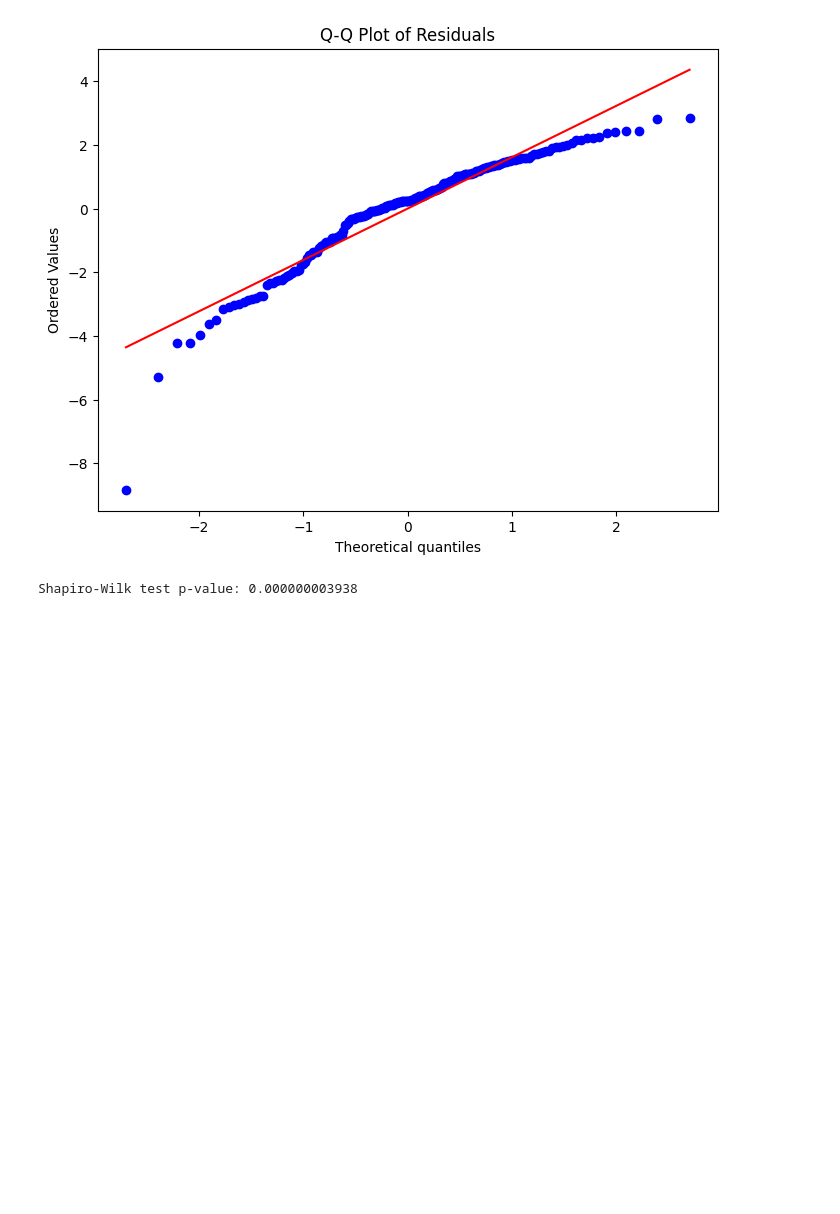
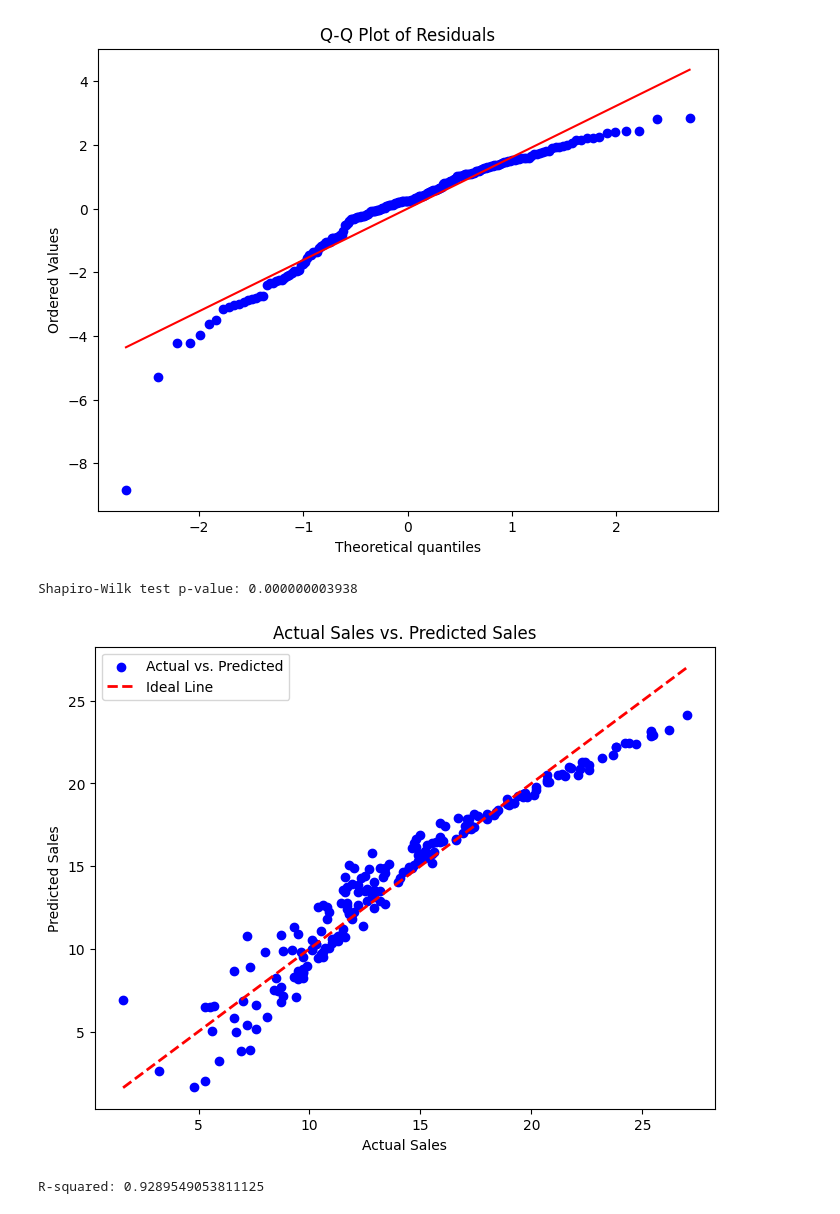
Before and after one commit to tommyly201/regression_project, a Jupyter notebook: class_project.ipynb, the cells around one changed output. Cells and saved outputs as stored; diff of their text form; code cells hidden in the pictures; blank space fills up the shorter version.

```diff
--- a/class_project.ipynb
+++ b/class_project.ipynb
@@ -270,3 +270,38 @@ print(f"Shapiro-Wilk test p-value: {p_value:.12f}")
 # Tommy: p-value is smaller than 0.05 at 0.000000003938, accept the null hypothesis that the  residuals are normally distributed
 # %% [output]
 Shapiro-Wilk test p-value: 0.000000003938
+# %%
+import pandas as pd
+from sklearn.linear_model import LinearRegression
+import numpy as np
+import matplotlib.pyplot as plt
+
+# Prepare the data
+data = pd.read_csv('Advertising-analysis.csv')
+data['TV_sqrt'] = np.sqrt(data['TV'])
+X = data[['TV_sqrt', 'radio', 'newspaper']]
+y = data['sales']
+
+# Fit the regression model
+model = LinearRegression()
+model.fit(X, y)
+
+# Make predictions
+y_pred = model.predict(X)
+
+# Create a scatter plot
+plt.figure(figsize=(8, 6))
+plt.scatter(y, y_pred, color='blue', label='Actual vs. Predicted')
+plt.plot([y.min(), y.max()], [y.min(), y.max()], 'r--', linewidth=2, label='Ideal Line')
+plt.title('Actual Sales vs. Predicted Sales')
+plt.xlabel('Actual Sales')
+plt.ylabel('Predicted Sales')
+plt.legend()
+plt.show()
+
+# Calculate R-squared
+r_squared = model.score(X, y)
+print("R-squared:", r_squared)
+# %% [output]
+[figure, added]
+R-squared: 0.9289549053811125
```
